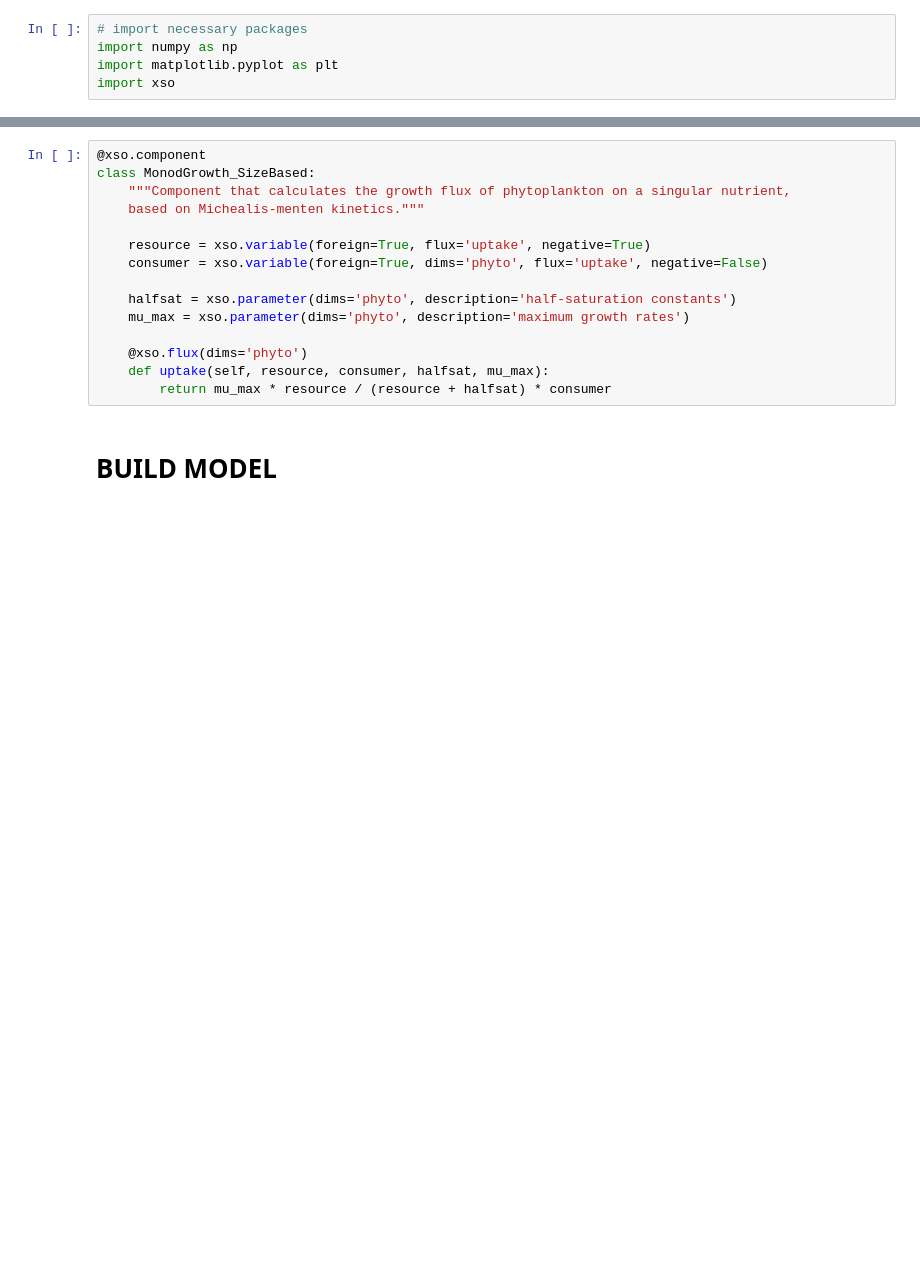
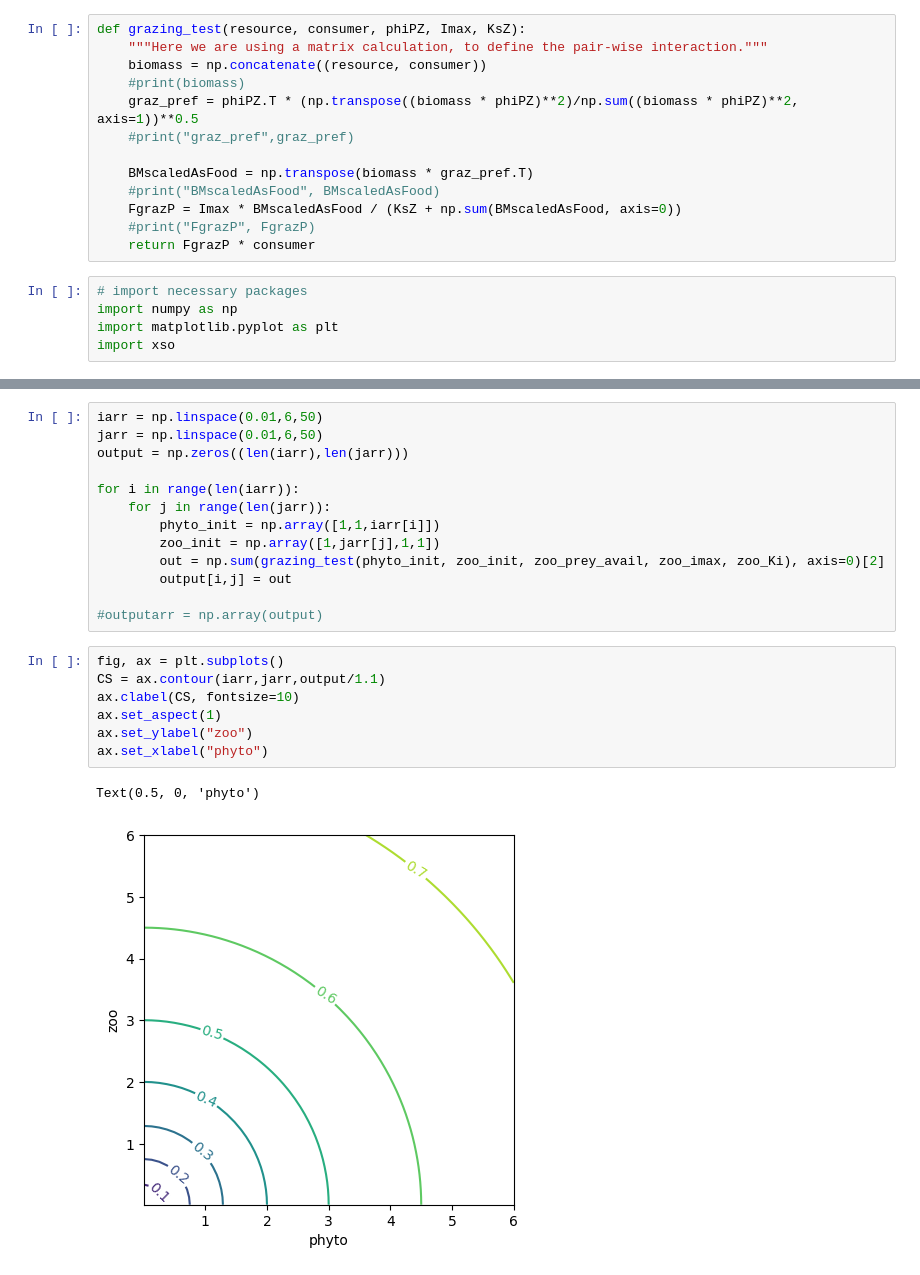
Before and after one commit to ben1post/SSMCariaco, a Jupyter notebook: FirstTestRuns/BuildStocketal2008.ipynb, the cells around one changed output, grey strips where cells are left out. Cells and saved outputs as stored; diff of their text form; blank space fills up the shorter version.

Commit message:
Successfully rebuilt Stock et al. 2008 Model using XSO

```diff
--- a/FirstTestRuns/BuildStocketal2008.ipynb
+++ b/FirstTestRuns/BuildStocketal2008.ipynb
@@ -9,3 +11,16 @@ Basically, I can use the Banas setup, and then adjust the equations and number o
+# %%
+def grazing_test(resource, consumer, phiPZ, Imax, KsZ):
+    """Here we are using a matrix calculation, to define the pair-wise interaction."""
+    biomass = np.concatenate((resource, consumer))
+    #print(biomass)
+    graz_pref = phiPZ.T * (np.transpose((biomass * phiPZ)**2)/np.sum((biomass * phiPZ)**2, axis=1))**0.5
+    #print("graz_pref",graz_pref)
+
+    BMscaledAsFood = np.transpose(biomass * graz_pref.T)
+    #print("BMscaledAsFood", BMscaledAsFood)
+    FgrazP = Imax * BMscaledAsFood / (KsZ + np.sum(BMscaledAsFood, axis=0))
+    #print("FgrazP", FgrazP)
+    return FgrazP * consumer
 # %%
 # import necessary packages
 import numpy as np
@@ -170,17 +29,23 @@ class GrossGrowthEfficiency_MatrixGrazing:
-# %%
-@xso.component
-class MonodGrowth_SizeBased:
-    """Component that calculates the growth flux of phytoplankton on a singular nutrient,
-    based on Michealis-menten kinetics."""
-
-    resource = xso.variable(foreign=True, flux='uptake', negative=True)
-    consumer = xso.variable(foreign=True, dims='phyto', flux='uptake', negative=False)
-
-    halfsat = xso.parameter(dims='phyto', description='half-saturation constants')
-    mu_max = xso.parameter(dims='phyto', description='maximum growth rates')
-
-    @xso.flux(dims='phyto')
-    def uptake(self, resource, consumer, halfsat, mu_max):
-        return mu_max * resource / (resource + halfsat) * consumer
-# %% [markdown]
-# BUILD MODEL
+# %%
+iarr = np.linspace(0.01,6,50)
+jarr = np.linspace(0.01,6,50)
+output = np.zeros((len(iarr),len(jarr)))
+
+for i in range(len(iarr)):
+    for j in range(len(jarr)):
+        phyto_init = np.array([1,1,iarr[i]])
+        zoo_init = np.array([1,jarr[j],1,1])
+        out = np.sum(grazing_test(phyto_init, zoo_init, zoo_prey_avail, zoo_imax, zoo_Ki), axis=0)[2]
+        output[i,j] = out
+
+#outputarr = np.array(output)
+# %%
+fig, ax = plt.subplots()
+CS = ax.contour(iarr,jarr,output/1.1)
+ax.clabel(CS, fontsize=10)
+ax.set_aspect(1)
+ax.set_ylabel("zoo")
+ax.set_xlabel("phyto")
+# %% [output]
+Text(0.5, 0, 'phyto')
+[figure, added]
```
Also changed, not shown: parts of 26 cells of this notebook, 1 other file.
